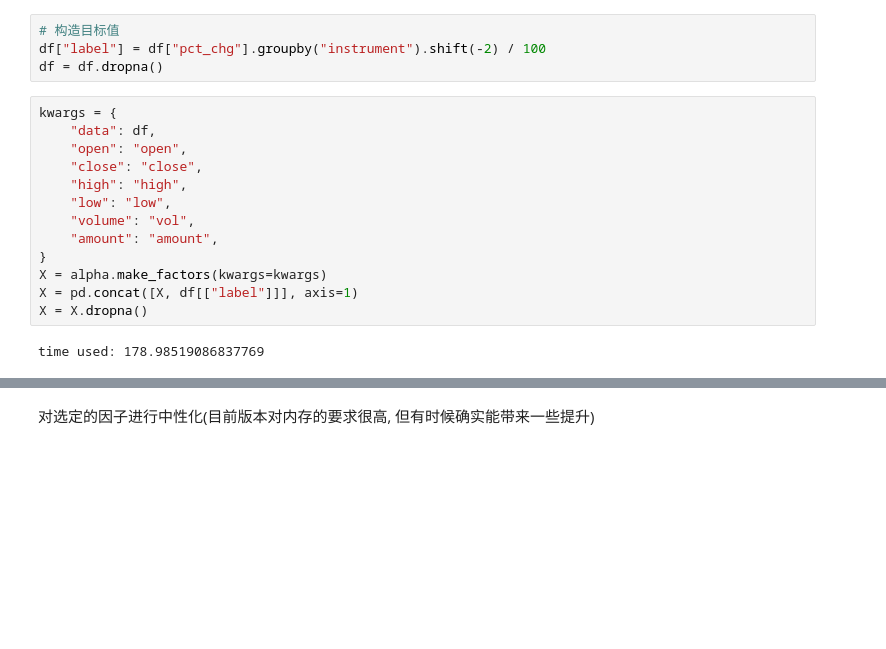
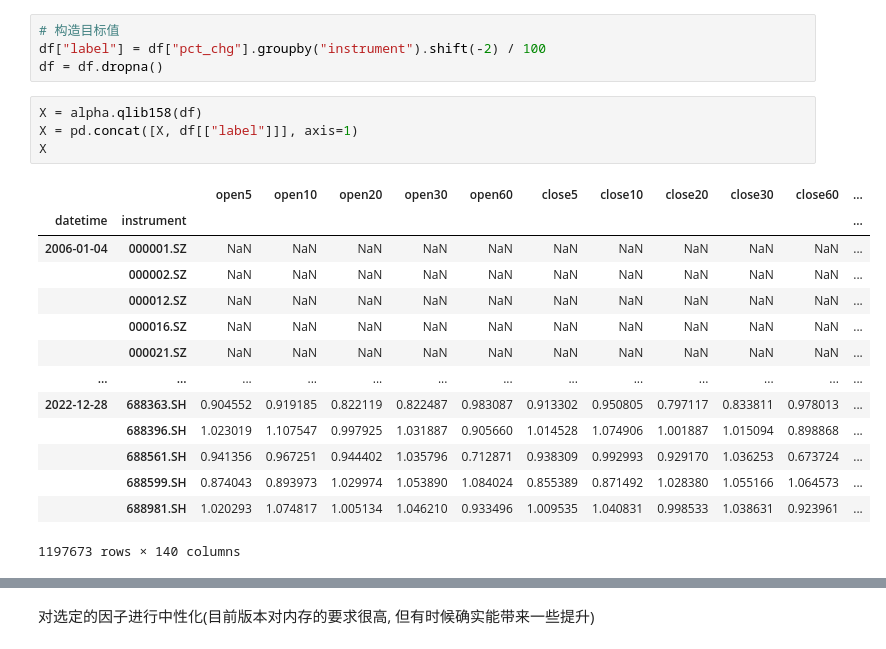
Before and after one commit to HaoningChen/scutquant, a Jupyter notebook: 实践案例/tutorial.ipynb, the cells around one changed output, grey strips where cells are left out. Drawn from its saved outputs; the diff is of its cells as text; blank space fills up the shorter version.

```diff
--- a/实践案例/tutorial.ipynb
+++ b/实践案例/tutorial.ipynb
@@ -57,20 +58,24 @@ df
 df["label"] = df["pct_chg"].groupby("instrument").shift(-2) / 100
 df = df.dropna()
 # %%
-kwargs = {
-    "data": df,
-    "open": "open",
-    "close": "close",
-    "high": "high",
-    "low": "low",
-    "volume": "vol",
-    "amount": "amount",
-}
-X = alpha.make_factors(kwargs=kwargs)
+X = alpha.qlib158(df)
 X = pd.concat([X, df[["label"]]], axis=1)
-X = X.dropna()
+X
 # %% [output]
+|  |  | open5 | open10 | open20 | open30 | open60 | close5 | close10 | close20 | close30 | close60 | ... |
+| datetime | instrument |  |  |  |  |  |  |  |  |  |  | ... |
+| 2006-01-04 | 000001.SZ | NaN | NaN | NaN | NaN | NaN | NaN | NaN | NaN | NaN | NaN | ... |
+|  | 000002.SZ | NaN | NaN | NaN | NaN | NaN | NaN | NaN | NaN | NaN | NaN | ... |
+|  | 000012.SZ | NaN | NaN | NaN | NaN | NaN | NaN | NaN | NaN | NaN | NaN | ... |
+|  | 000016.SZ | NaN | NaN | NaN | NaN | NaN | NaN | NaN | NaN | NaN | NaN | ... |
+|  | 000021.SZ | NaN | NaN | NaN | NaN | NaN | NaN | NaN | NaN | NaN | NaN | ... |
+| ... | ... | ... | ... | ... | ... | ... | ... | ... | ... | ... | ... | ... |
+| 2022-12-28 | 688363.SH | 0.904552 | 0.919185 | 0.822119 | 0.822487 | 0.983087 | 0.913302 | 0.950805 | 0.797117 | 0.833811 | 0.978013 | ... |
+|  | 688396.SH | 1.023019 | 1.107547 | 0.997925 | 1.031887 | 0.905660 | 1.014528 | 1.074906 | 1.001887 | 1.015094 | 0.898868 | ... |
+|  | 688561.SH | 0.941356 | 0.967251 | 0.944402 | 1.035796 | 0.712871 | 0.938309 | 0.992993 | 0.929170 | 1.036253 | 0.673724 | ... |
+|  | 688599.SH | 0.874043 | 0.893973 | 1.029974 | 1.053890 | 1.084024 | 0.855389 | 0.871492 | 1.028380 | 1.055166 | 1.064573 | ... |
+|  | 688981.SH | 1.020293 | 1.074817 | 1.005134 | 1.046210 | 0.933496 | 1.009535 | 1.040831 | 0.998533 | 1.038631 | 0.923961 | ... |
-time used: 178.98519086837769
+1197673 rows × 140 columns
 # %%
 split_params = {
     "test_start_date": "2019-01-01",
```
Also changed, not shown: parts of 8 cells of this notebook.
